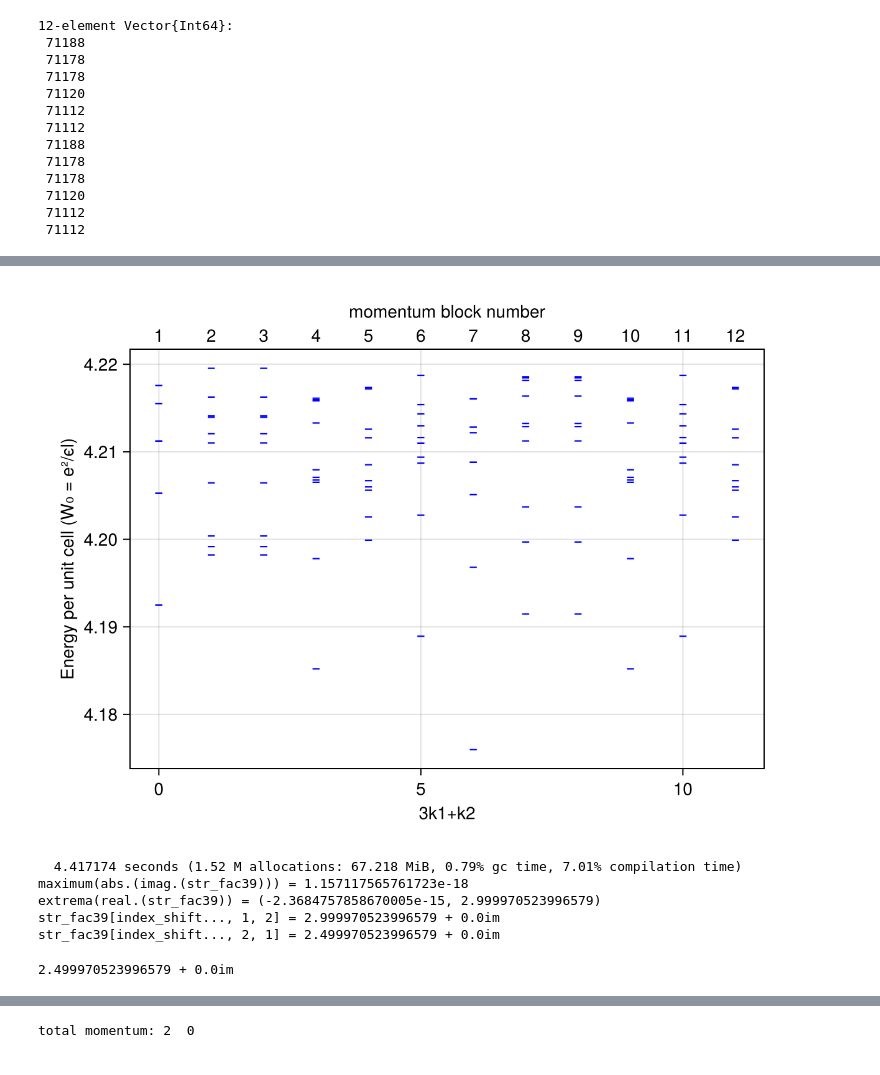
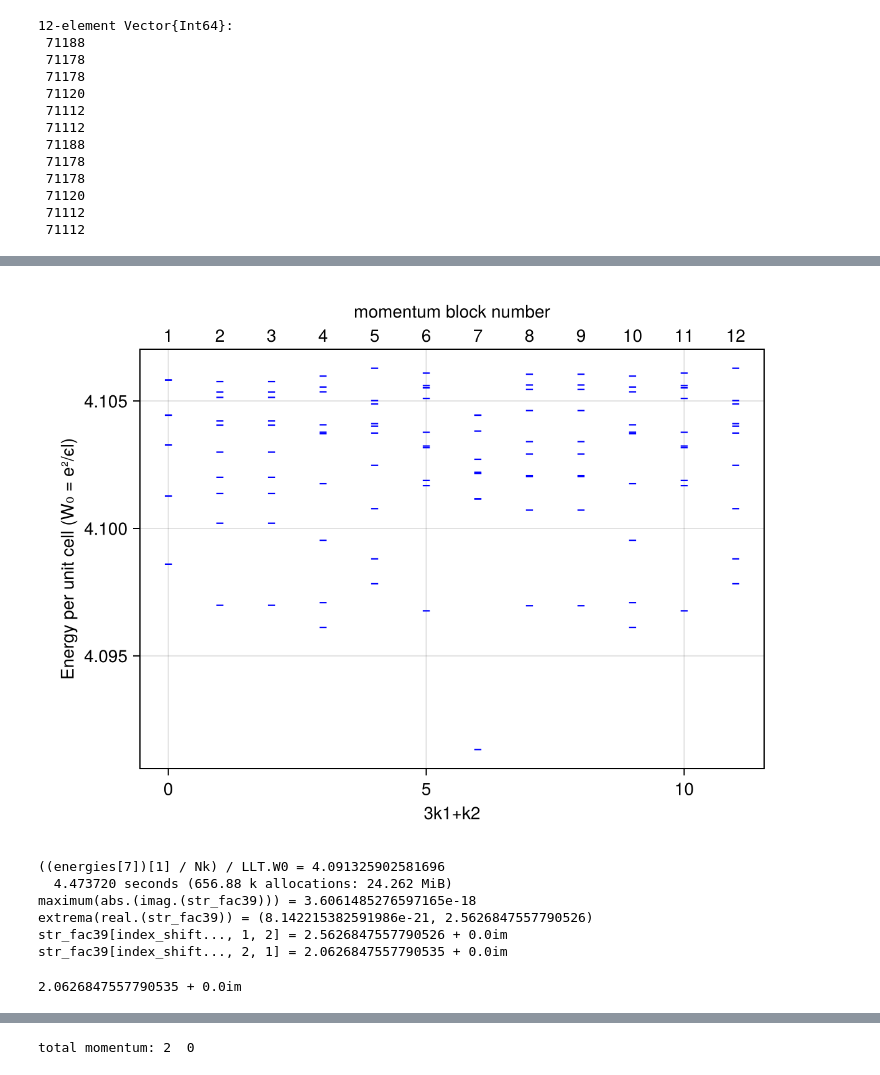
Before and after one commit to Zou-Bo/MomentumED.jl, a Jupyter notebook: examples/continous symmetry breaking/1. LL_exciton_condensate.ipynb, the cells around one changed output, grey strips where cells are left out. Saved outputs shown, nothing was run; the diff lists cells and outputs as text; code cells hidden in the pictures.

```diff
--- a/examples/continous symmetry breaking/1. LL_exciton_condensate.ipynb
+++ b/examples/continous symmetry breaking/1. LL_exciton_condensate.ipynb
@@ -82,7 +82,7 @@ sys_int = LandauInteraction(
 
 # Coulomb
 sys_int.D_l = 10.0                  # Screening length D/l
-sys_int.d_l = 0.1                  # Inter-layer distance d/l
+sys_int.d_l = 1                  # Inter-layer distance d/l
 # compute the pseudo-potential components
 intra_PP = LLT.pseudo_potential_decomposition.(0:15; same_layer = true,  D_l = sys_int.D_l, d_l = sys_int.d_l)
 inter_PP = LLT.pseudo_potential_decomposition.(0:15; same_layer = false, D_l = sys_int.D_l, d_l = sys_int.d_l)
@@ -210,18 +212,20 @@ str_fac210[index_shift..., 2, 1] = 1.8333210264415276 + 0.0im
 # %%
 plot_ed_spectrum() # 3, 9
+@show energies[7][1]/Nk/LLT.W0
 myvec39 = vectors[7][1]
 @time str_fac39 = structure_factor_expectation(myvec39);
 @show maximum(abs.(imag.(str_fac39)))
 @show extrema(real.(str_fac39))
 @show str_fac39[index_shift..., 1,2]
 @show str_fac39[index_shift..., 2,1]
 # %% [output]
-[figure, old version]
+[figure, new version]
-  4.417174 seconds (1.52 M allocations: 67.218 MiB, 0.79% gc time, 7.01% compilation time)
-maximum(abs.(imag.(str_fac39))) = 1.157117565761723e-18
-extrema(real.(str_fac39)) = (-2.3684757858670005e-15, 2.999970523996579)
-str_fac39[index_shift..., 1, 2] = 2.999970523996579 + 0.0im
-str_fac39[index_shift..., 2, 1] = 2.499970523996579 + 0.0im
+((energies[7])[1] / Nk) / LLT.W0 = 4.091325902581696
+  4.473720 seconds (656.88 k allocations: 24.262 MiB)
+maximum(abs.(imag.(str_fac39))) = 3.6061485276597165e-18
+extrema(real.(str_fac39)) = (8.142215382591986e-21, 2.5626847557790526)
+str_fac39[index_shift..., 1, 2] = 2.5626847557790526 + 0.0im
+str_fac39[index_shift..., 2, 1] = 2.0626847557790535 + 0.0im
-2.499970523996579 + 0.0im
+2.0626847557790535 + 0.0im
 # %%
 plot_ed_spectrum() # 4, 8
```
Also changed, not shown: parts of 9 cells of this notebook, 2 other files.
